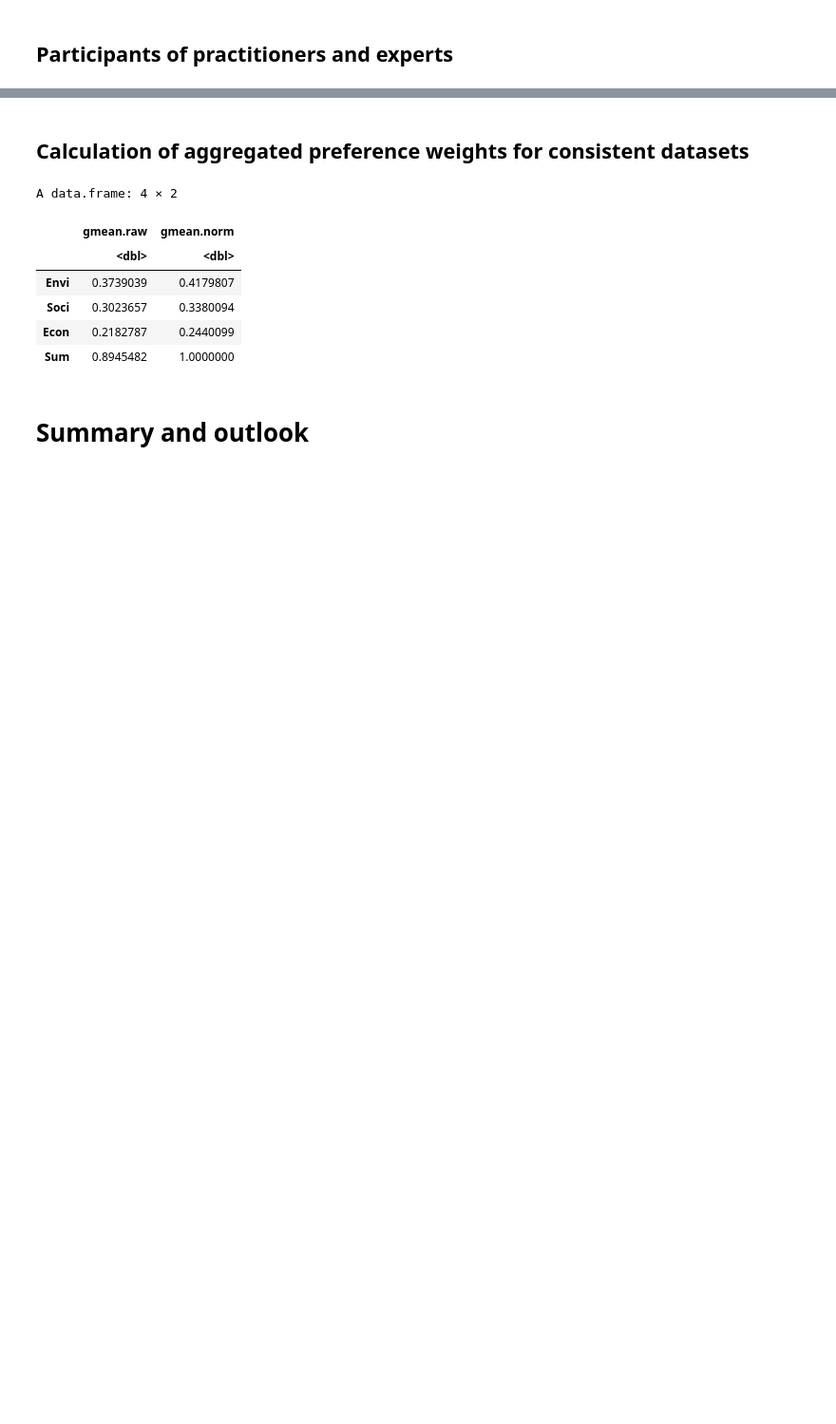
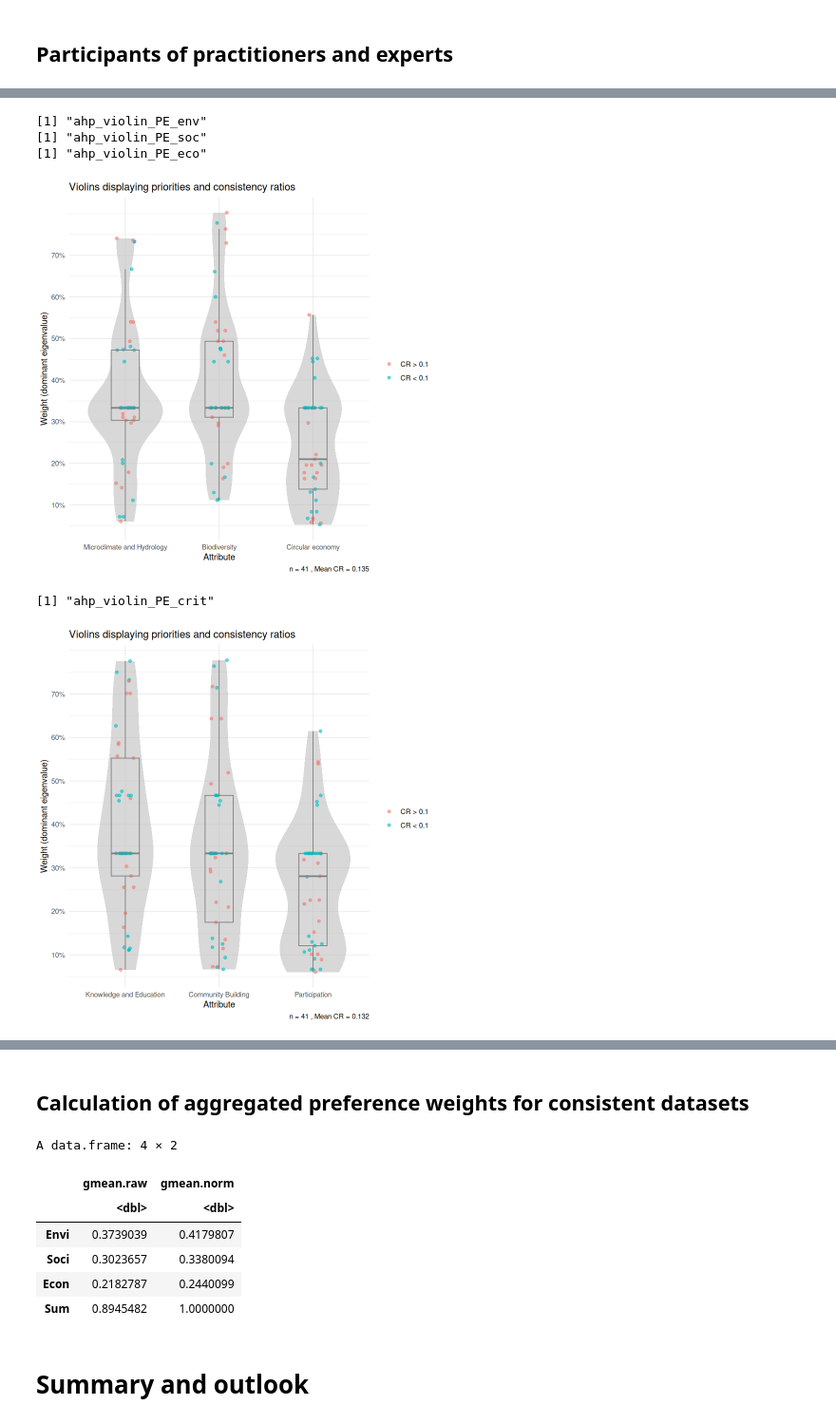
Before and after one commit to urmel79/edible_Cities_AHP_Survey, a Jupyter notebook: ahpsurvey_all.ipynb, the cells around one changed output, grey strips where cells are left out. Shown at 95% size. Saved outputs shown, nothing was run; the diff lists cells and outputs as text; code cells hidden in the pictures; blank space fills up the shorter version.

```diff
--- a/ahpsurvey_all.ipynb
+++ b/ahpsurvey_all.ipynb
@@ -539,0 +399,9 @@ write.table(df_outputTable, file = str_CSVfilename_output,
+# %%
+func_Process_ahpsurvey(df_csvInputFiles_PE, "PE", str_input_path, str_output_path, df_attributes_labels)
+# %% [output]
+[1] "ahp_violin_PE_env"
+[1] "ahp_violin_PE_soc"
+[1] "ahp_violin_PE_eco"
+[figure, added]
+[1] "ahp_violin_PE_crit"
+[figure, added]
```
Also changed, not shown: parts of 12 cells of this notebook, 18 other files.
